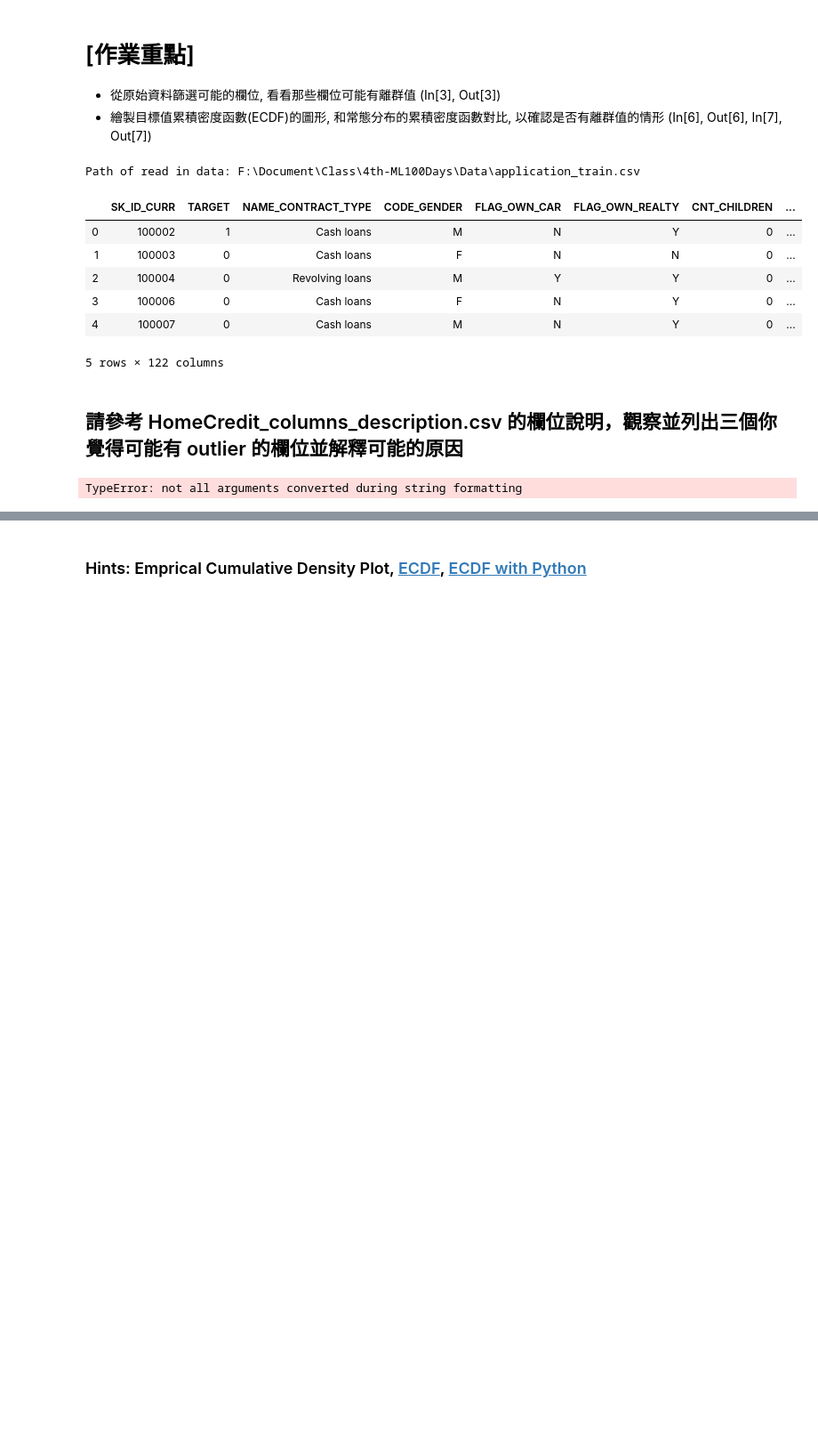
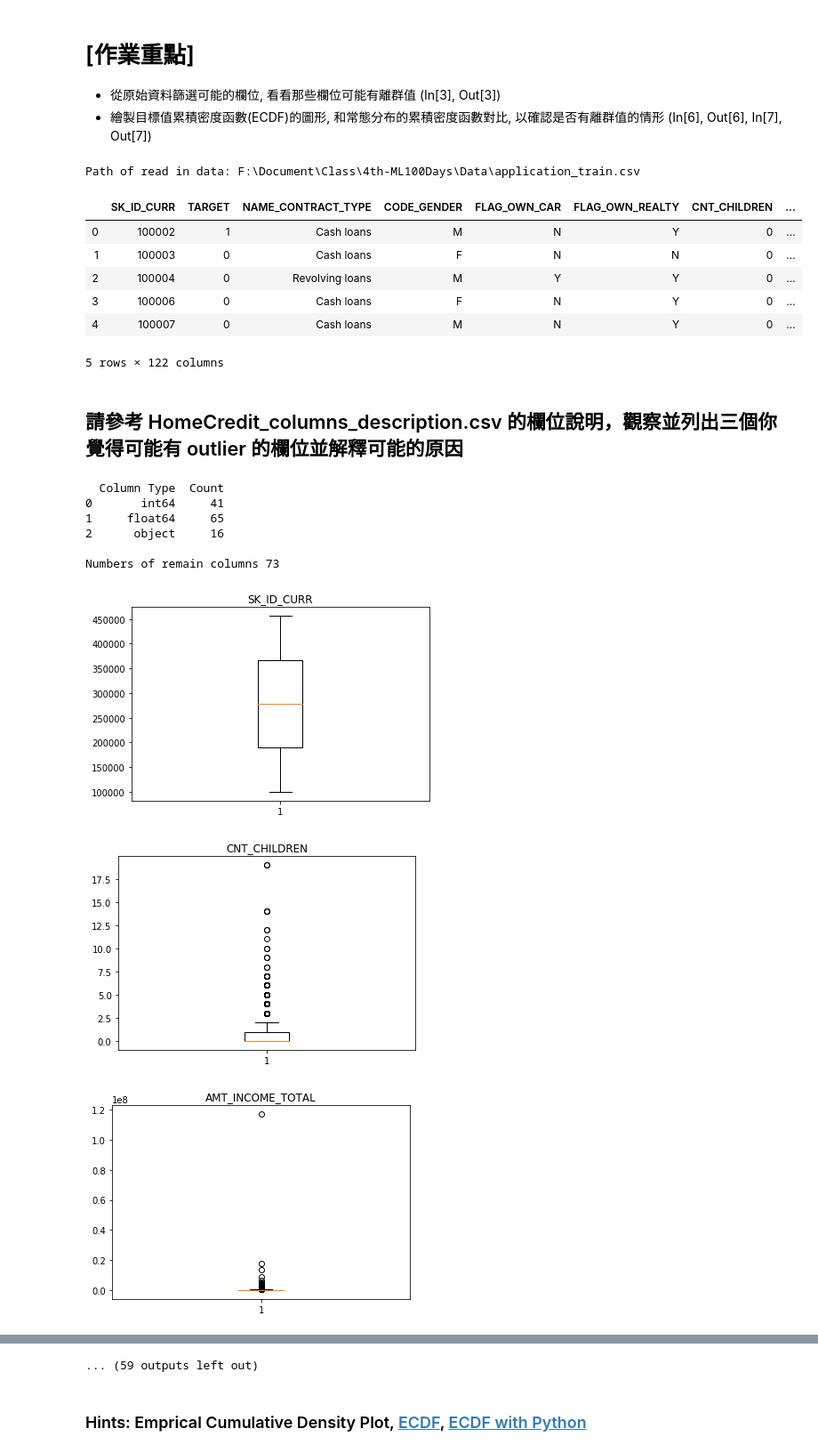
Before and after one commit to Oo1ongCha/4th-ML100Days, a Jupyter notebook: Homework/D5~D21/Day_009/Day_009_HW.ipynb, the cells around one changed output, grey strips where cells are left out. Shown at 89% size. Cells and saved outputs as stored; diff of their text form; code cells hidden in the pictures; blank space fills up the shorter version.

```diff
--- a/Homework/D5~D21/Day_009/Day_009_HW.ipynb
+++ b/Homework/D5~D21/Day_009/Day_009_HW.ipynb
@@ -40,22 +40,53 @@ Path of read in data: F:\Document\Class\4th-ML100Days\Data\application_train.csv
 # %%
 # 先篩選數值型的欄位
 """
 YOUR CODE HERE, fill correct data types (for example str, float, int, ...)
 """
-dtype_select = []
+
+app_train_dtype = app_train.dtypes.reset_index()
+app_train_dtype.columns = ["Count", "Column Type"]
+app_train_dtype = app_train_dtype.groupby("Column Type").aggregate('count').reset_index()
+print(app_train_dtype,end="\n\n")
+
+dtype_select = ['int64','float64']
+#dtype_select = []
+"""
+for dtype, feature in zip (app_train.dtypes,app_train.columns):
+    if dtype == 'int64' or dtype == 'float64':
+        dtype_select.append(feature)
+"""
+#print (dtype_select)
+#print (app_train.dtypes)
 
 numeric_columns = list(app_train.columns[list(app_train.dtypes.isin(dtype_select))])
+#numeric_columns = list(app_train.columns[list(app_train.columns.isin(dtype_select))])
+
+#print (len(numeric_columns))
+#print (list(app_train.dtypes.isin(dtype_select)))
 
 # 再把只有 2 值 (通常是 0,1) 的欄位去掉
 numeric_columns = list(app_train[numeric_columns].columns[list(app_train[numeric_columns].apply(lambda x:len(x.unique())!=2 ))])
-print("Numbers of remain columns" % len(numeric_columns))
+print("Numbers of remain columns",len(numeric_columns),"\n")
 
 # 檢視這些欄位的數值範圍
+"""
+Your CODE HERE, make the box plot
+"""
+
 for col in numeric_columns:
-    """
-    Your CODE HERE, make the box plot
-    """
+    plt.boxplot(app_train[col])
+    plt.title(col)
+    plt.show()
+    print()
 
-    plt.show()
+    #plt.show(app_train[col])
 # %% [output]
-TypeError: not all arguments converted during string formatting
+  Column Type  Count
+0       int64     41
+1     float64     65
+2      object     16
+
+Numbers of remain columns 73
+[figure, added]
+[figure, added]
+[figure, added]
@@ -62,3 +101,4 @@ TypeError: not all arguments converted during string formatting
+... (59 outputs left out)
 # %%
 # 從上面的圖檢查的結果，至少這三個欄位好像有點可疑
 
```
Also changed, not shown: parts of 2 cells of this notebook.
